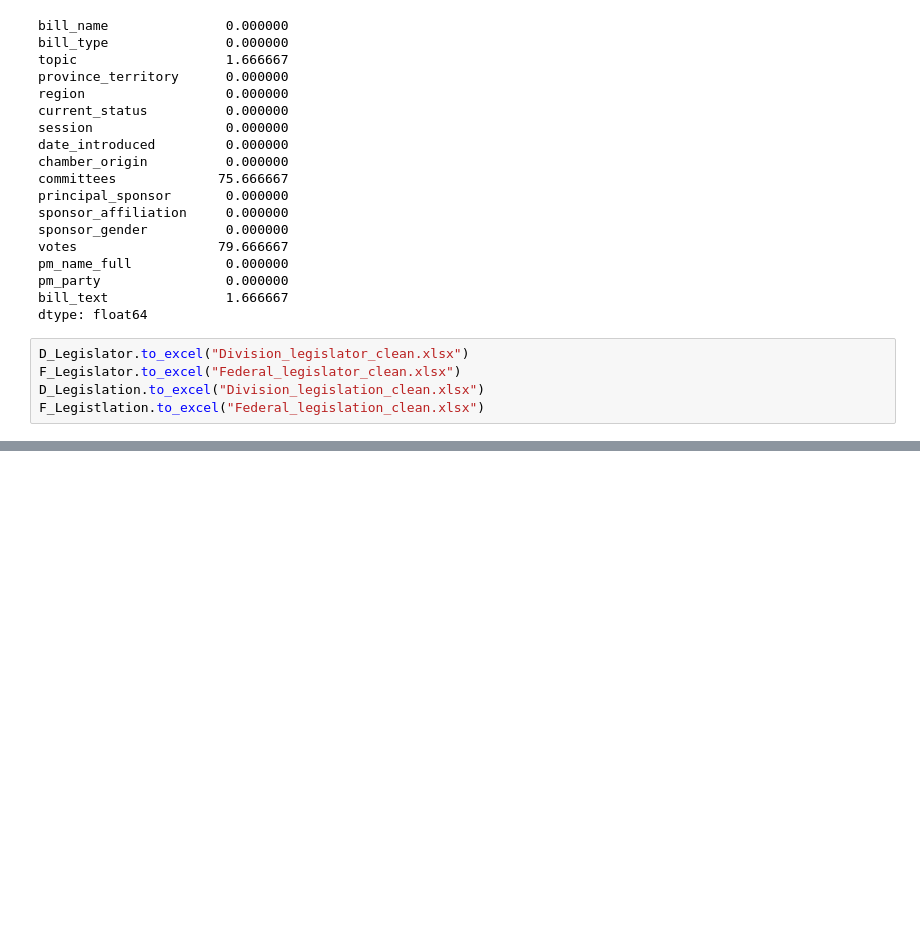
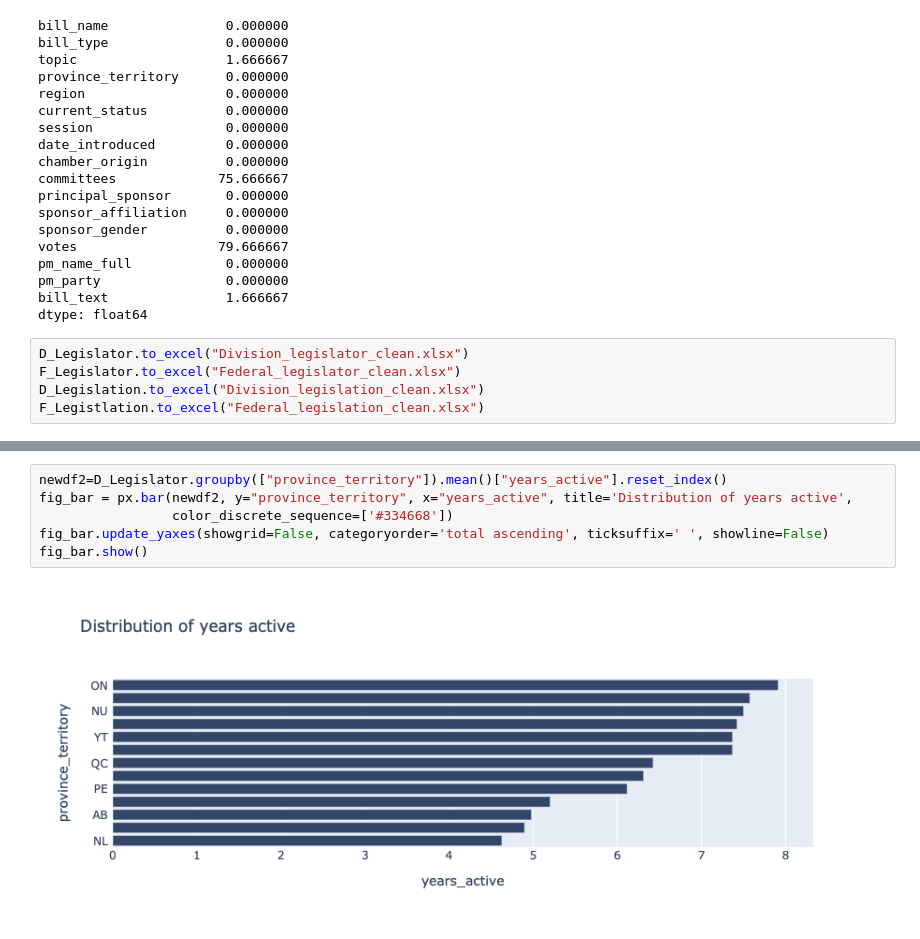
Before and after one commit to PANDASANG1231/BIRS_CIH_dashboard, a Jupyter notebook: Untitled1.ipynb, the cells around one changed output, grey strips where cells are left out. Drawn from its saved outputs; the diff is of its cells as text; blank space fills up the shorter version.

```diff
--- a/Untitled1.ipynb
+++ b/Untitled1.ipynb
@@ -108,0 +250,8 @@ Name: province_territory, dtype: int64
+# %%
+newdf2=D_Legislator.groupby(["province_territory"]).mean()["years_active"].reset_index()
+fig_bar = px.bar(newdf2, y="province_territory", x="years_active", title='Distribution of years active',
+                 color_discrete_sequence=['#334668'])
+fig_bar.update_yaxes(showgrid=False, categoryorder='total ascending', ticksuffix=' ', showline=False)
+fig_bar.show()
+# %% [output]
+[figure, added]
```
Also changed, not shown: parts of 49 cells of this notebook, 6 other files.
